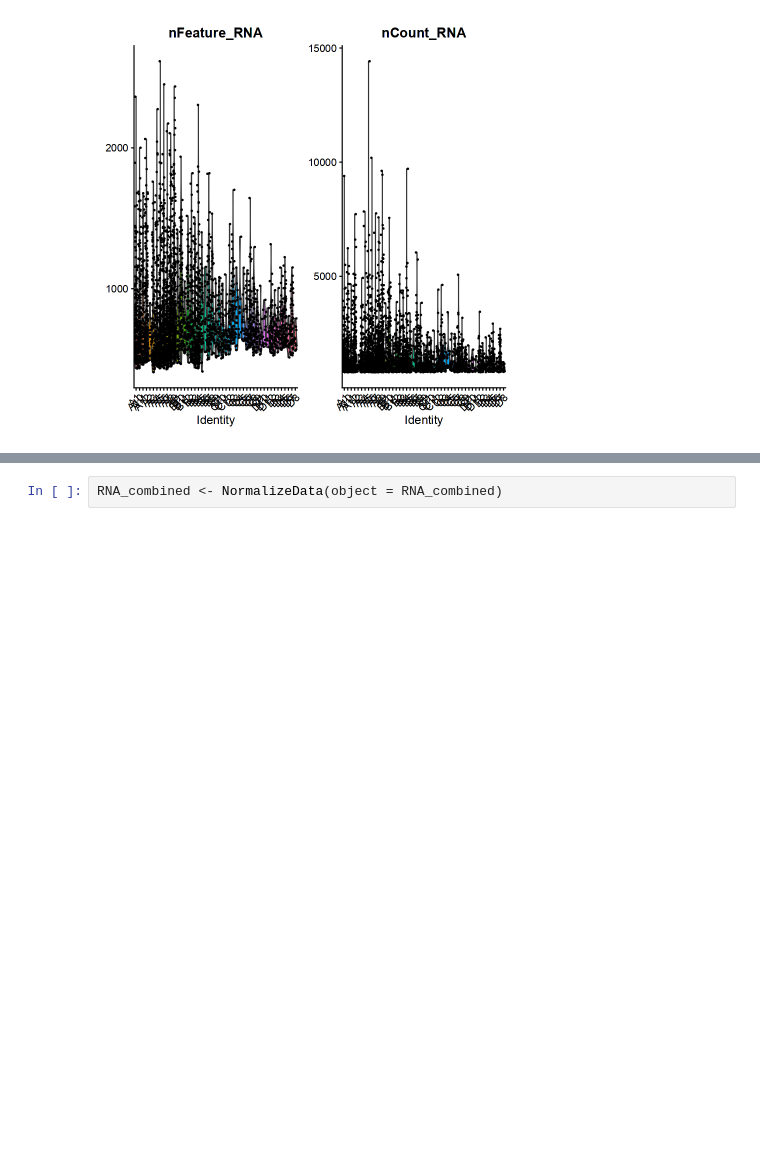
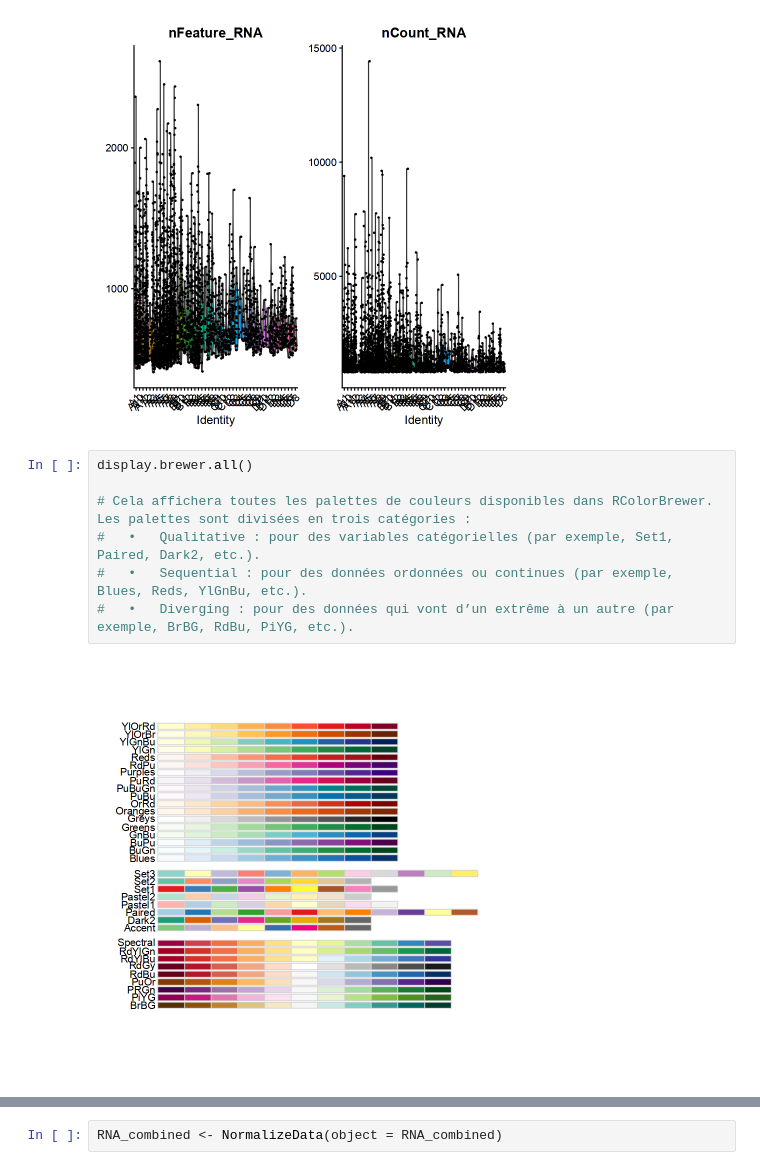
Before and after one commit to vgoupille/DOL_scRNAseq, a Jupyter notebook: 7_Article/script/script_Val/5_analyse_seurat.ipynb, the cells around one changed output, grey strips where cells are left out. Saved outputs shown, nothing was run; the diff lists cells and outputs as text; blank space fills up the shorter version.

```diff
--- a/7_Article/script/script_Val/5_analyse_seurat.ipynb
+++ b/7_Article/script/script_Val/5_analyse_seurat.ipynb
@@ -371,3 +373,12 @@ VlnPlot(RNA_combined, features = c("nFeature_RNA", "nCount_RNA"), ncol = 2, grou
 Warning message:
 “Default search for "data" layer in "RNA" assay yielded no results; utilizing "counts" layer instead.”
 [figure]
+# %%
+display.brewer.all()
+
+# Cela affichera toutes les palettes de couleurs disponibles dans RColorBrewer. Les palettes sont divisées en trois catégories :
+# 	•	Qualitative : pour des variables catégorielles (par exemple, Set1, Paired, Dark2, etc.).
+# 	•	Sequential : pour des données ordonnées ou continues (par exemple, Blues, Reds, YlGnBu, etc.).
+# 	•	Diverging : pour des données qui vont d’un extrême à un autre (par exemple, BrBG, RdBu, PiYG, etc.).
+# %% [output]
+[figure, added]
```
Also changed, not shown: parts of 17 cells of this notebook.
